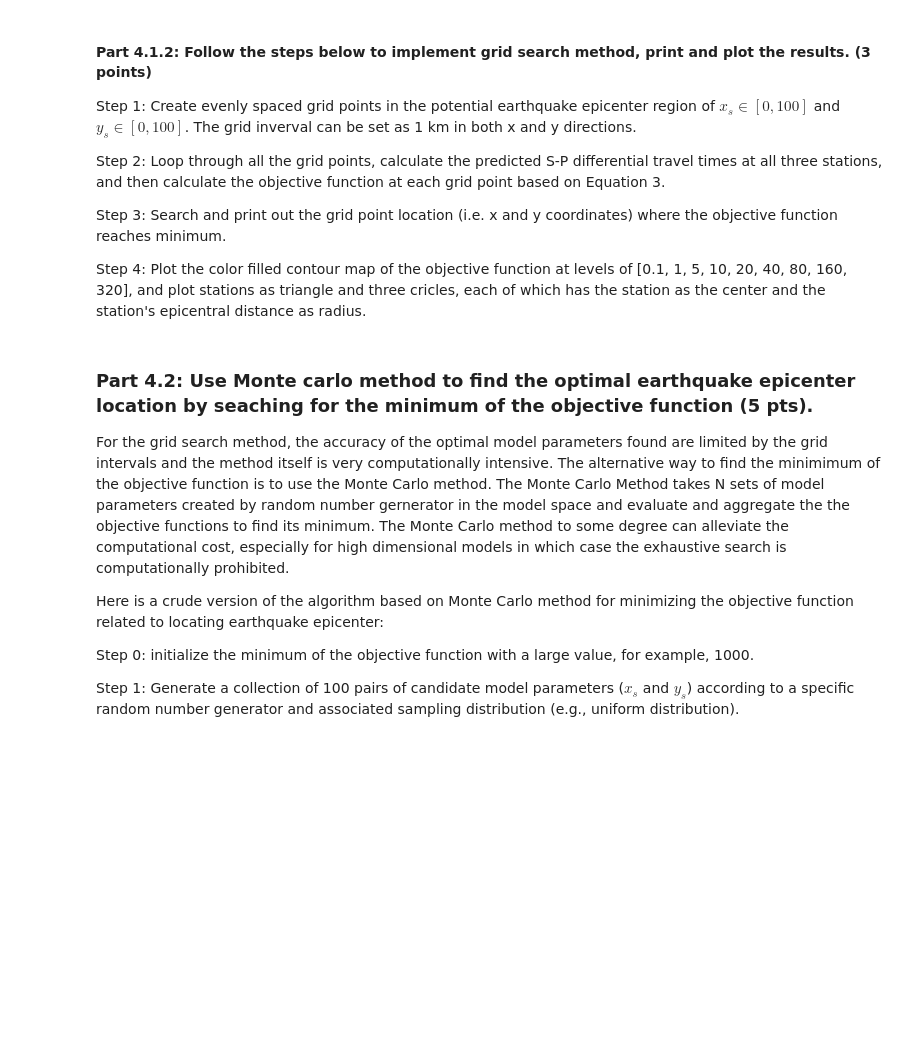
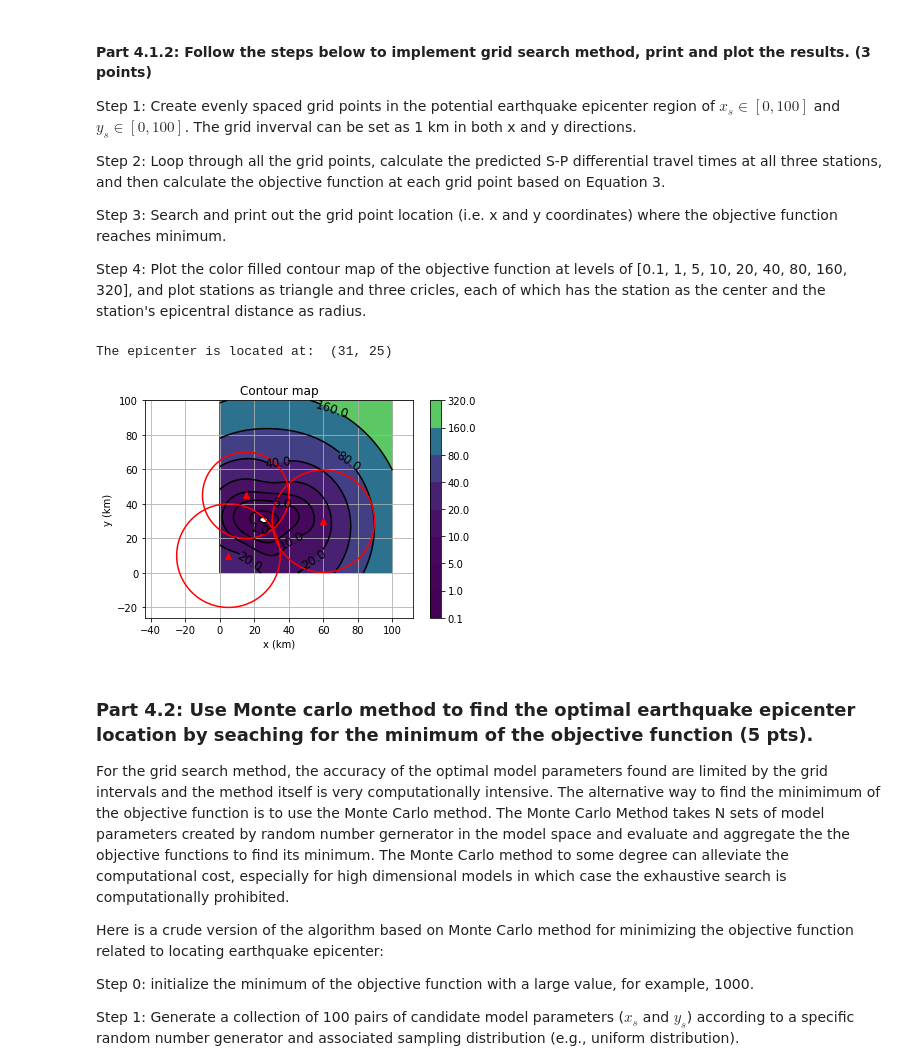
Before and after one commit to louxinyi/cmse202-f19-turnin, a Jupyter notebook: hw-04/HW-04_EarthquakeLocationForwardAndInverseProblems-Xinyi Lou.ipynb, the cells around one changed output. Cells and saved outputs as stored; diff of their text form; code cells hidden in the pictures; blank space fills up the shorter version.

```diff
--- a/hw-04/HW-04_EarthquakeLocationForwardAndInverseProblems-Xinyi Lou.ipynb
+++ b/hw-04/HW-04_EarthquakeLocationForwardAndInverseProblems-Xinyi Lou.ipynb
@@ -238,3 +240,18 @@ Lets' assume that we know that the earthquake epicenter is potentially located w
+# %%
+# Put your code here
+#Station 1:  (x1,y1)=(5,10);δt1=3.922  seconds
+#Station 2:  (x2,y2)=(15,45);δt2=3.272  seconds
+#Station 3:  (x3,y3)=(60,30);δt3=3.874  seconds
+
+t_obs = [3.922, 3.272, 3.874]
+def cal_chi(v_p, v_s, x, y, s1, s2, s3, t_obs):
+    epi = (x,y)
+    time1 = SP_time(v_p,v_s,epi,s1)
+    time2 = SP_time(v_p,v_s,epi,s2)
+    time3 = SP_time(v_p,v_s,epi,s3)
+    chi = (time1 - t_obs[0])**2 + (time2 - t_obs[1])**2 + (time3 - t_obs[2])**2
+
+    return chi
 # %% [markdown]
 #### Part 4.1.2:  Follow the steps below to implement grid search method, print and plot the results. (3 points)
 
@@ -250,3 +265,39 @@ Step 4: Plot the color filled contour map of the objective function at levels of
+# %%
+# Put your code here
+x_s = np.arange(0,101,1)
+y_s = np.arange(0,101,1)
+
+min_chi = 1e9
+epi = (0,0)
+chi = np.zeros((101,101))
+for i in range(len(x_s)):
+    for j in range(len(y_s)):
+        chi[i,j] = cal_chi(5.5, 3.2, x_s[i], y_s[j], (5,10), (15,45), (60,30),t_obs)
+        if chi[i,j] < min_chi:
+            min_chi = chi[i,j]
+            epi = (i,j)
+
+
+levels = [0.1, 1, 5, 10, 20, 40, 80, 160, 320]
+contour = plt.contour(x_s,y_s, chi, levels, colors='k')
+plt.clabel(contour, colors = 'k', fmt = '%2.1f', fontsize=12)
+contour_filled = plt.contourf(x_s,y_s,chi, levels)
+plt.colorbar(contour_filled)
+plt.title('Contour map')
+plt.xlabel('x (km)')
+plt.ylabel('y (km)')
+
+dist1 = np.round(SP_dist(5.5, 3.2, 3.922),3)
+dist2 = np.round(SP_dist(5.5, 3.2, 3.272),3)
+dist3 = np.round(SP_dist(5.5, 3.2, 3.874),3)
+find_center((5,10),dist1)
+find_center((15,45),dist2)
+find_center((60,30),dist3)
+
+print("The epicenter is located at: ", epi)
+# %% [output]
+The epicenter is located at:  (31, 25)
+[figure, added]
 # %% [markdown]
 ### Part 4.2: Use Monte carlo method to find the optimal earthquake epicenter location by seaching for the minimum of the objective function (5 pts).
 
```
Also changed, not shown: parts of 10 cells of this notebook.
